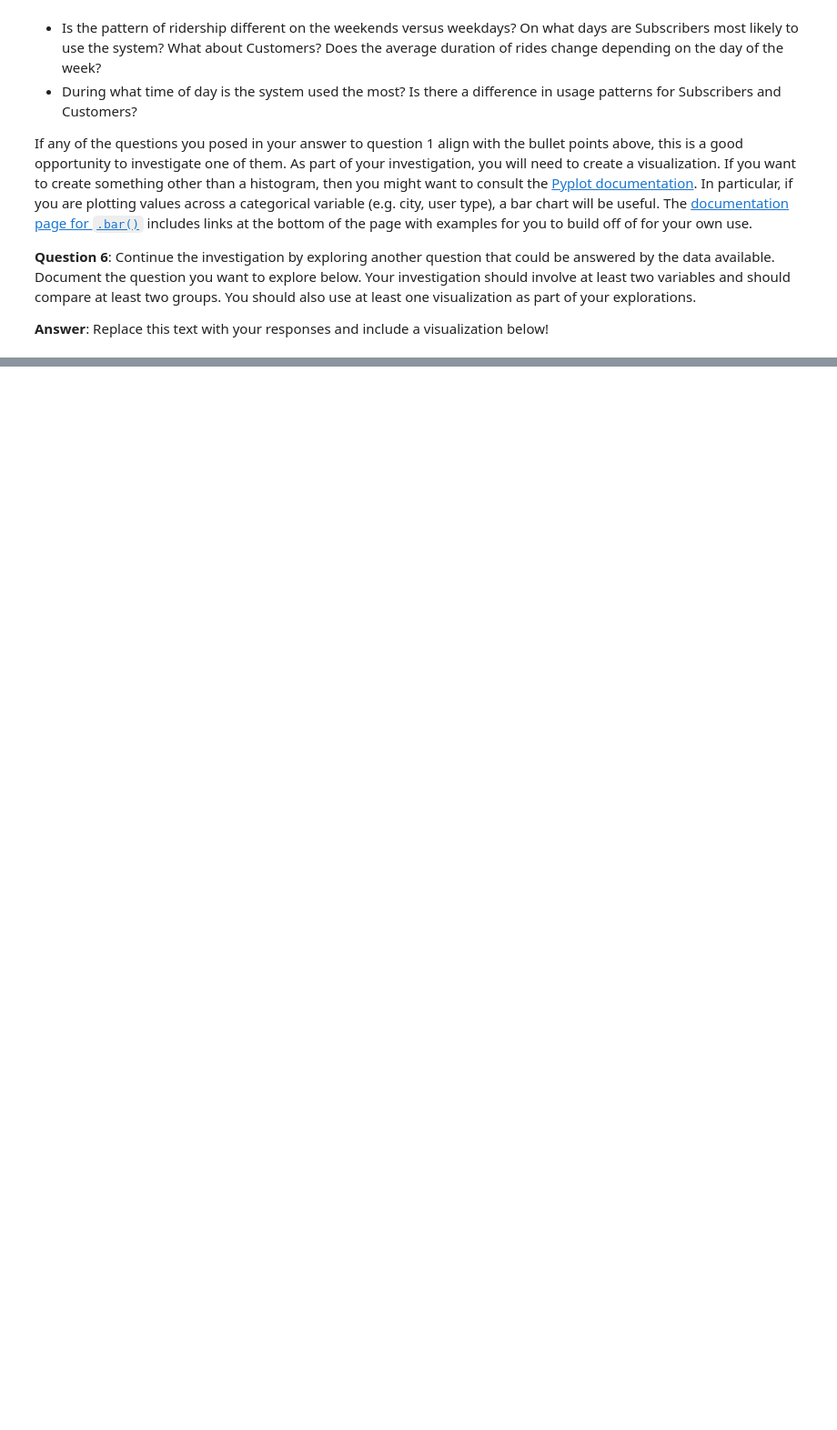
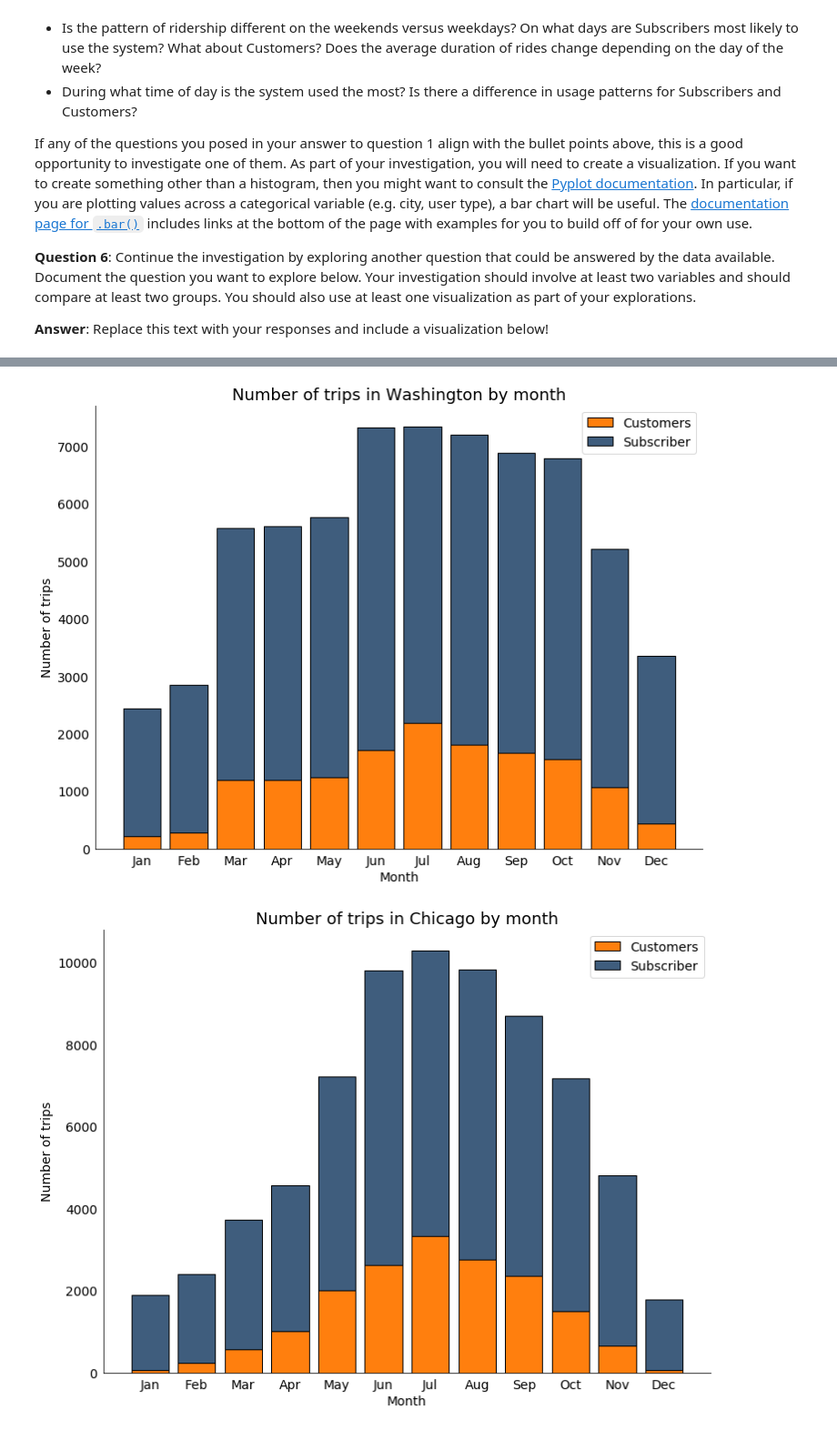
Before and after one commit to stembarb/DA--Bike-Share-Data, a Jupyter notebook: Bike_Share_Analysis.ipynb, the cells around one changed output, grey strips where cells are left out. Shown at 91% size. Saved outputs shown, nothing was run; the diff lists cells and outputs as text; code cells hidden in the pictures; blank space fills up the shorter version.

```diff
--- a/Bike_Share_Analysis.ipynb
+++ b/Bike_Share_Analysis.ipynb
@@ -540,0 +671,34 @@ If any of the questions you posed in your answer to question 1 align with the bu
+# %%
+# plot month
+for city in data_files.keys():
+
+    # read file with pandas
+    city_data = pd.read_csv(data_files[city])
+    # display(city_data.head())
+
+    # group data by month
+    month = city_data.groupby(['user_type','month'], as_index=False).size().reset_index(name='Count')
+
+    # sort data by day of the week, starting from Sunday
+    month['month_name'] = month['month']
+    month['month_name'] = month['month_name'].apply(lambda x: calendar.month_abbr[x])
+    month.sort_values('month', inplace=True)
+    # display(month)
+
+    # create mask to filter data
+    cust_mask = month['user_type'] == 'Customer'
+    subs_mask = month['user_type'] == 'Subscriber'
+
+    # plot data using bar chart
+    plot_bar(
+        month[cust_mask]['month_name'],
+        month[cust_mask]['Count'],
+        month[subs_mask]['month_name'],
+        month[subs_mask]['Count'],
+        title='Number of trips in ' + city + ' by month',
+        xlabel='Month',
+        ylabel='Number of trips'
+    )
+# %% [output]
+[figure, added]
+[figure, added]
```
Also changed, not shown: parts of 15 cells of this notebook.
